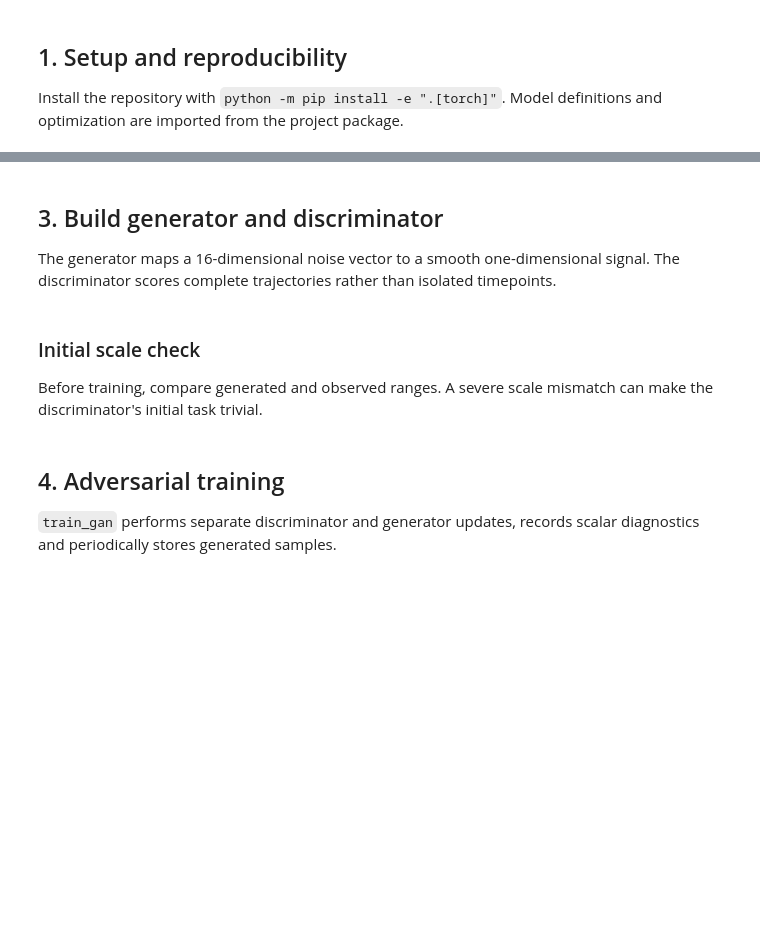
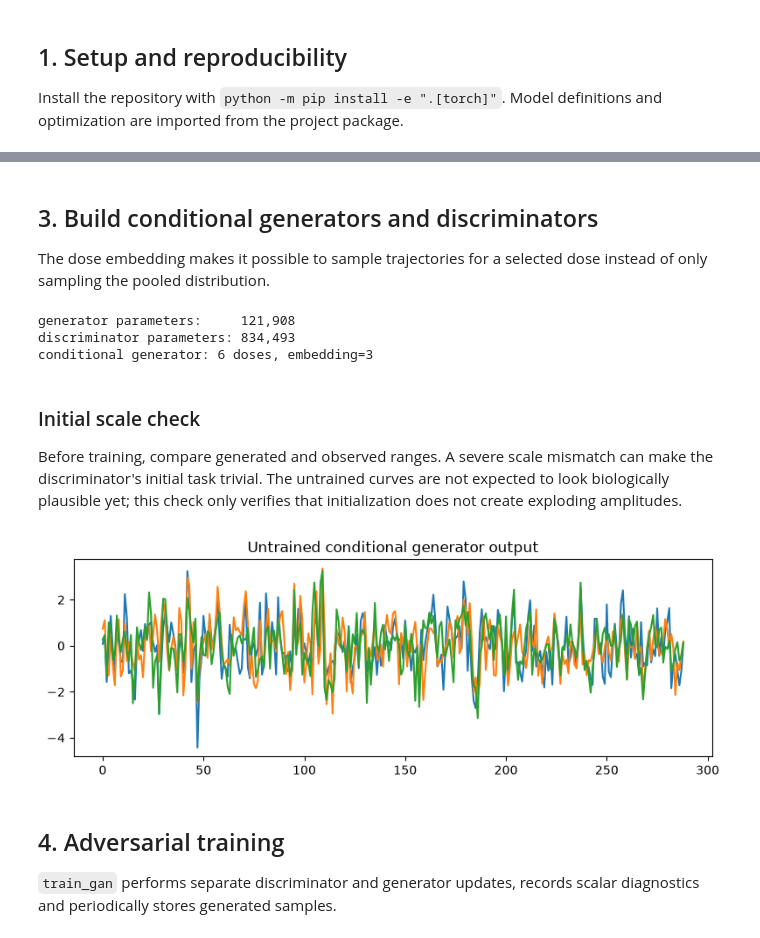
Before and after one commit to lohex/DeeplearningExamples, a Jupyter notebook: projects/pytorch_cdgan/notebooks/cdgan.ipynb, the cells around one changed output, grey strips where cells are left out. Drawn from its saved outputs; the diff is of its cells as text; code cells hidden in the pictures; blank space fills up the shorter version.

```diff
--- a/projects/pytorch_cdgan/notebooks/cdgan.ipynb
+++ b/projects/pytorch_cdgan/notebooks/cdgan.ipynb
@@ -37,26 +64,34 @@ plt.tight_layout()
 # %% [markdown]
-## 3. Build generator and discriminator
+## 3. Build conditional generators and discriminators
 
-The generator maps a 16-dimensional noise vector to a smooth one-dimensional signal. The discriminator scores complete trajectories rather than isolated timepoints.
+The dose embedding makes it possible to sample trajectories for a selected dose instead of only sampling the pooled distribution.
 # %%
-generator = Generator(noise_size=16, output_length=trajectories.shape[1])
-discriminator = Discriminator(input_length=trajectories.shape[1])
+generator = Generator(noise_size=NOISE_SIZE, output_length=trajectories.shape[1], num_conditions=len(dose_names), condition_dim=CONDITION_DIM)
+discriminator = Discriminator(input_length=trajectories.shape[1], num_conditions=len(dose_names), condition_dim=CONDITION_DIM)
 generator.apply(initialize_weights)
 discriminator.apply(initialize_weights)
 print(f"generator parameters:     {count_parameters(generator):,}")
 print(f"discriminator parameters: {count_parameters(discriminator):,}")
+print(f"conditional generator: {len(dose_names)} doses, embedding={CONDITION_DIM}")
+# %% [output]
+generator parameters:     121,908
+discriminator parameters: 834,493
+conditional generator: 6 doses, embedding=3
 # %% [markdown]
 ### Initial scale check
 
-Before training, compare generated and observed ranges. A severe scale mismatch can make the discriminator's initial task trivial.
+Before training, compare generated and observed ranges. A severe scale mismatch can make the discriminator's initial task trivial. The untrained curves are not expected to look biologically plausible yet; this check only verifies that initialization does not create exploding amplitudes.
 # %%
 generator.eval()
 with torch.no_grad():
-    initial_samples = generator(torch.randn(3, 16)).squeeze(1).numpy()
+    initial_labels = torch.arange(3) % len(dose_names)
+    initial_samples = generator(torch.randn(3, NOISE_SIZE), initial_labels).squeeze(1).numpy()
 plt.figure(figsize=(8, 3))
 plt.plot(initial_samples.T)
-plt.title("Untrained generator output")
+plt.title("Untrained conditional generator output")
 plt.tight_layout()
+# %% [output]
+[figure, added]
 # %% [markdown]
 ## 4. Adversarial training
 
```
Also changed, not shown: parts of 26 cells of this notebook, 49 other files.
